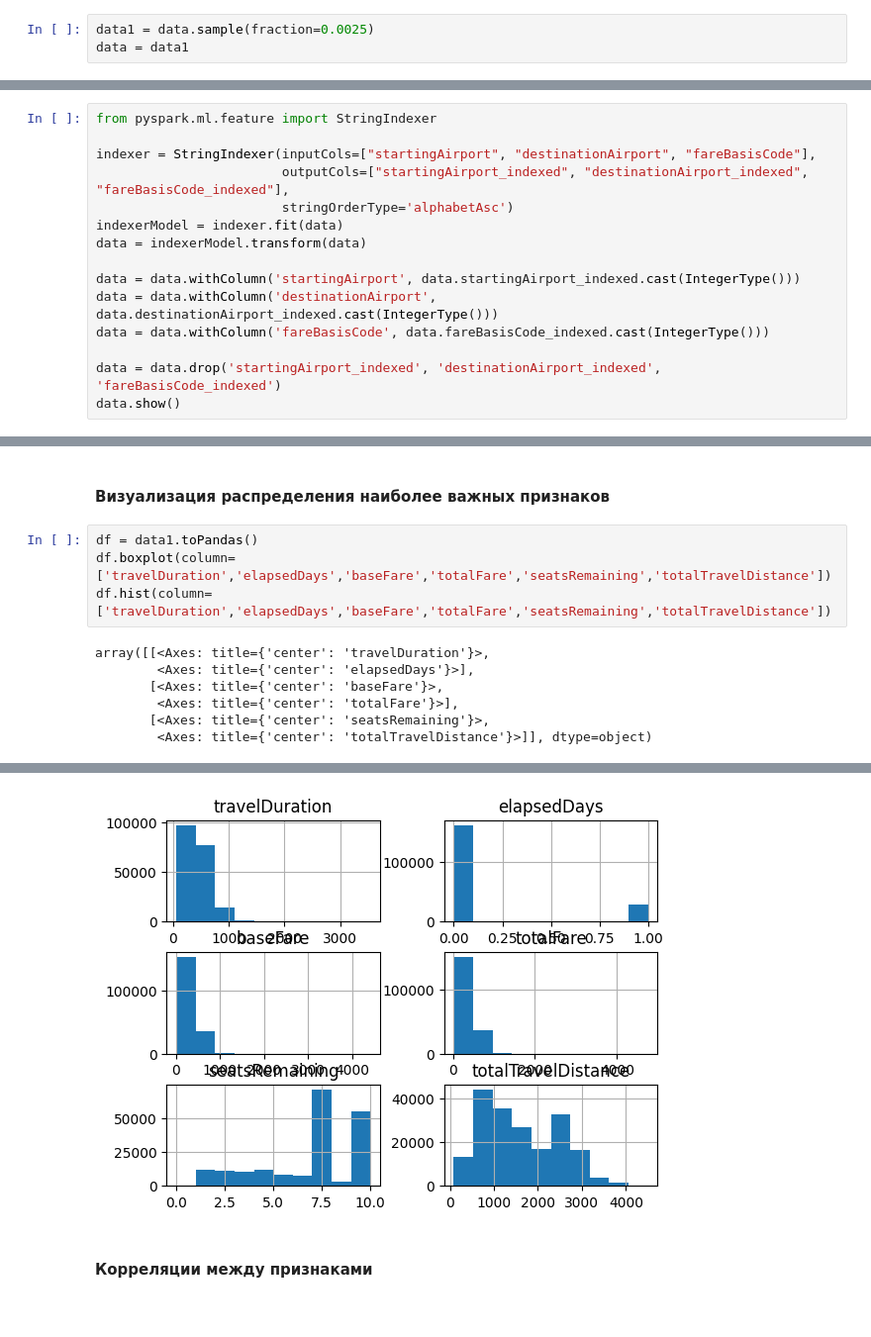
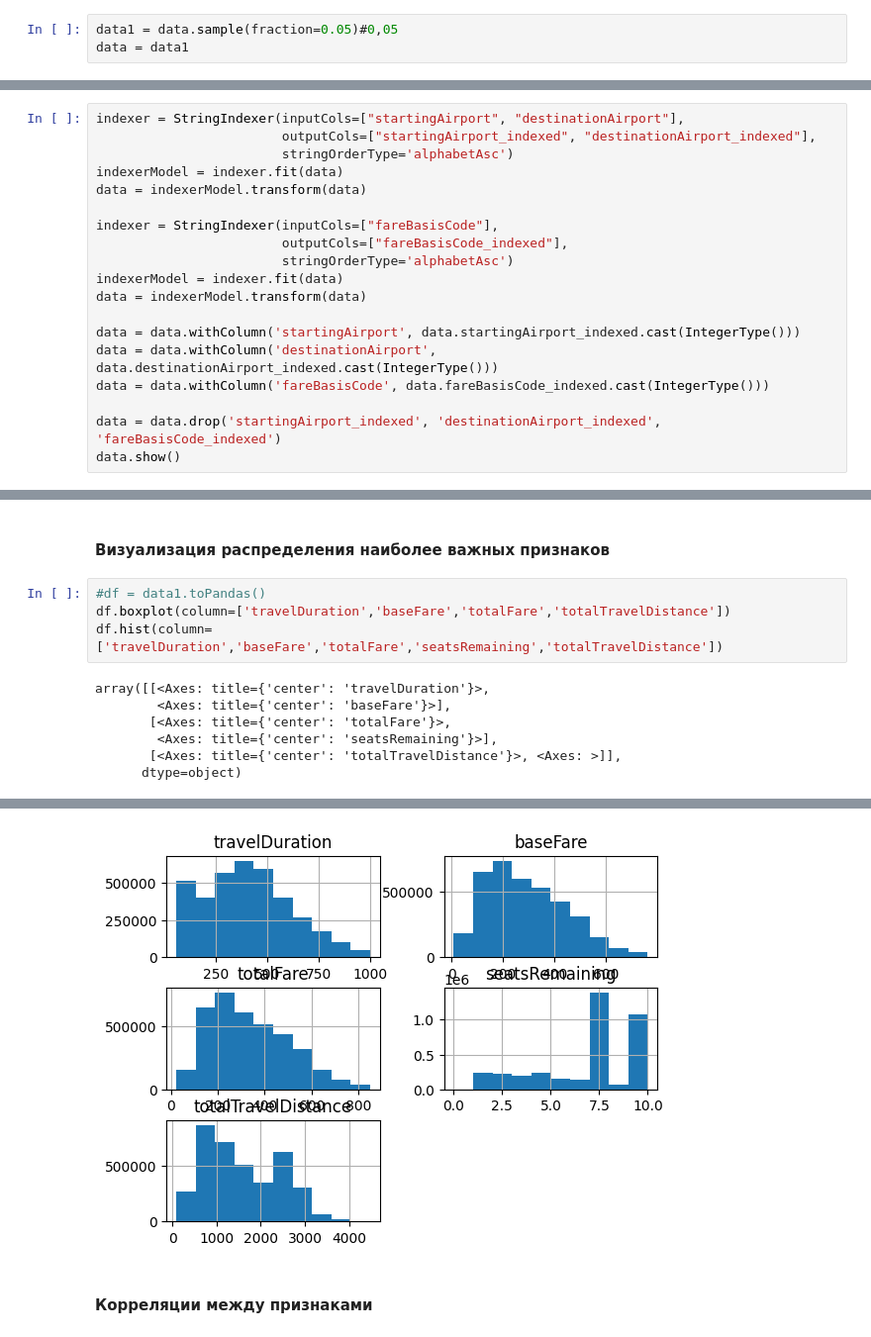
Before and after one commit to Jomsviking34/SOBDLab1, a Jupyter notebook: SOBDLab1.ipynb, the cells around one changed output, grey strips where cells are left out. Shown: that part at 99% size. Cells and saved outputs as stored; diff of their text form.

```diff
--- a/SOBDLab1.ipynb
+++ b/SOBDLab1.ipynb
@@ -72,7 +75,7 @@ Row(searchDate='2022-04-16', flightDate='2022-04-17', startingAirport='ATL', des
 #print(data.select([count(when(isnan(c) | col(c).isNull(), c)).alias(c) for c in data.columns]).show())
 data = data.dropna()
 # %%
-data1 = data.sample(fraction=0.0025)
+data1 = data.sample(fraction=0.05)#0,05
 data = data1
 # %% [markdown]
 #### Преобразование типов
@@ -126,10 +129,14 @@ only showing top 20 rows
 # %% [markdown]
 #### Кодирование категориальных признаков
 # %%
-from pyspark.ml.feature import StringIndexer
+indexer = StringIndexer(inputCols=["startingAirport", "destinationAirport"],
+                        outputCols=["startingAirport_indexed", "destinationAirport_indexed"],
+                        stringOrderType='alphabetAsc')
+indexerModel = indexer.fit(data)
+data = indexerModel.transform(data)
 
-indexer = StringIndexer(inputCols=["startingAirport", "destinationAirport", "fareBasisCode"],
-                        outputCols=["startingAirport_indexed", "destinationAirport_indexed", "fareBasisCode_indexed"],
+indexer = StringIndexer(inputCols=["fareBasisCode"],
+                        outputCols=["fareBasisCode_indexed"],
                         stringOrderType='alphabetAsc')
 indexerModel = indexer.fit(data)
 data = indexerModel.transform(data)
@@ -200,13 +217,13 @@ print(data1_count/data_count)
 # %% [markdown]
 #### Визуализация распределения наиболее важных признаков
 # %%
-df = data1.toPandas()
-df.boxplot(column=['travelDuration','elapsedDays','baseFare','totalFare','seatsRemaining','totalTravelDistance'])
-df.hist(column=['travelDuration','elapsedDays','baseFare','totalFare','seatsRemaining','totalTravelDistance'])
+#df = data1.toPandas()
+df.boxplot(column=['travelDuration','baseFare','totalFare','totalTravelDistance'])
+df.hist(column=['travelDuration','baseFare','totalFare','seatsRemaining','totalTravelDistance'])
 # %% [output]
 array([[<Axes: title={'center': 'travelDuration'}>,
-        <Axes: title={'center': 'elapsedDays'}>],
-       [<Axes: title={'center': 'baseFare'}>,
-        <Axes: title={'center': 'totalFare'}>],
-       [<Axes: title={'center': 'seatsRemaining'}>,
-        <Axes: title={'center': 'totalTravelDistance'}>]], dtype=object)
+        <Axes: title={'center': 'baseFare'}>],
+       [<Axes: title={'center': 'totalFare'}>,
+        <Axes: title={'center': 'seatsRemaining'}>],
+       [<Axes: title={'center': 'totalTravelDistance'}>, <Axes: >]],
+      dtype=object)
@@ -214,4 +231,4 @@ array([[<Axes: title={'center': 'travelDuration'}>,
-[figure, old version]
+[figure, new version]
 # %% [markdown]
 #### Корреляции между признаками
 # %%
```
Also changed, not shown: parts of 10 cells of this notebook, 2 other files.
